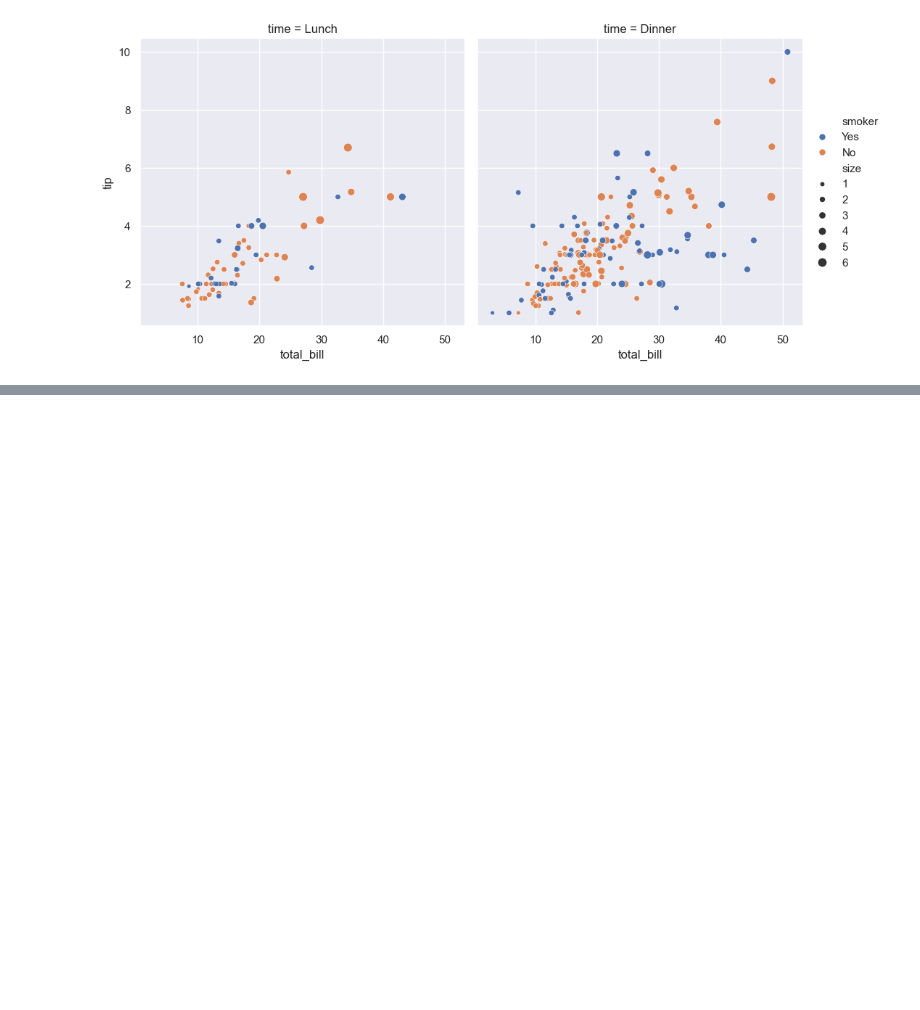
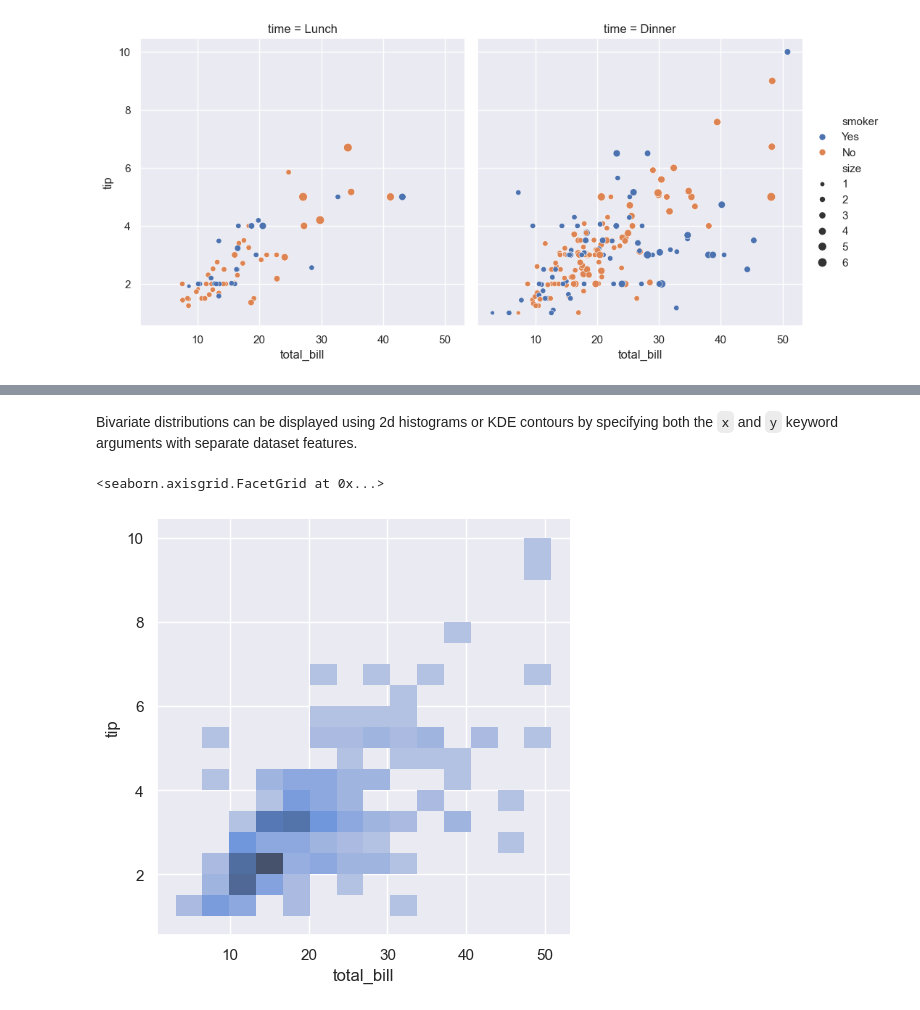
Before and after one commit to jkantorow/nucommlab-datavis-workshop, a Jupyter notebook: seaborn_basics.ipynb, the cells around one changed output, grey strips where cells are left out. Drawn from its saved outputs; the diff is of its cells as text; code cells hidden in the pictures; blank space fills up the shorter version.

```diff
--- a/seaborn_basics.ipynb
+++ b/seaborn_basics.ipynb
@@ -135,0 +173,11 @@ sns.catplot(
+# %% [markdown]
+Bivariate distributions can be displayed using 2d histograms or KDE contours by specifying both the `x` and `y` keyword arguments with separate dataset features.
+# %%
+sns.displot(
+    data=tips,
+    x='total_bill',
+    y='tip',
+)
+# %% [output]
+<seaborn.axisgrid.FacetGrid at 0x...>
+[figure, added]
```
Also changed, not shown: parts of 25 cells of this notebook.
